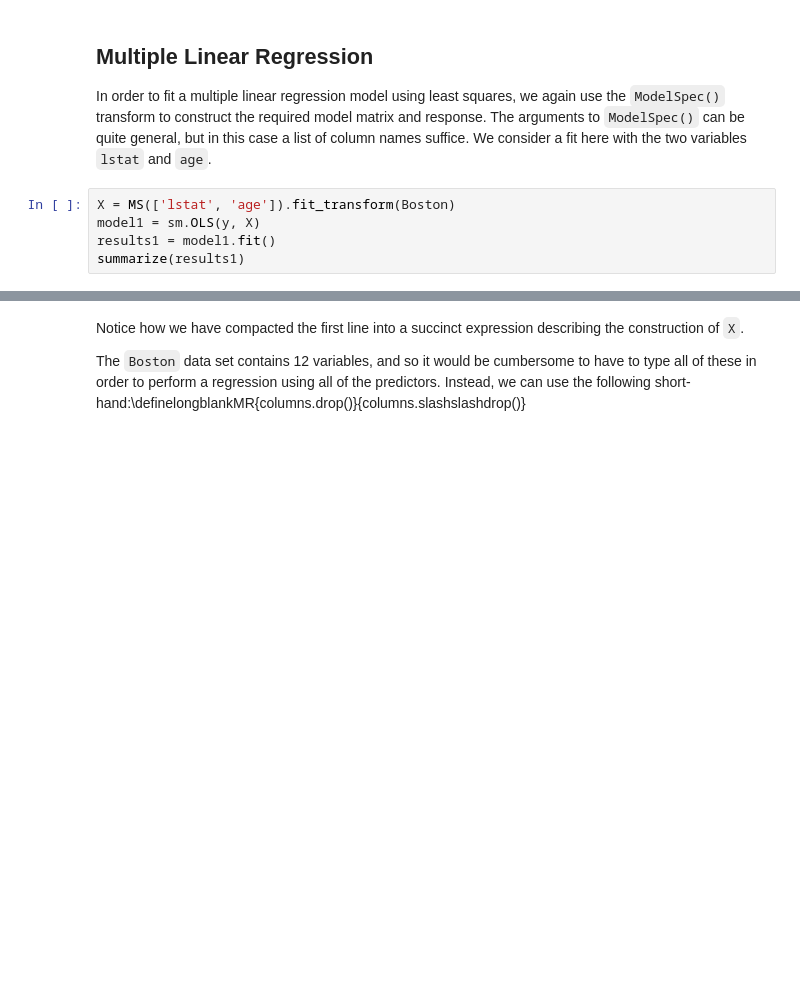
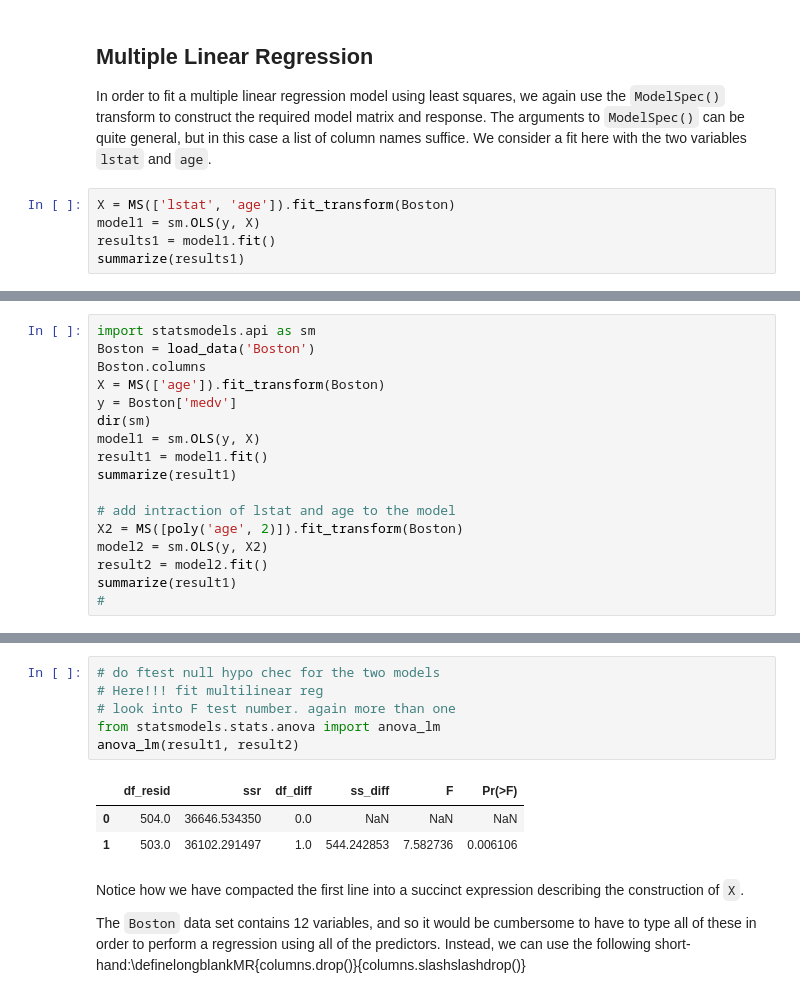
Before and after one commit to aminehd/ISLP_labs_amineh, a Jupyter notebook: Ch03-linreg-lab.ipynb, the cells around one changed output, grey strips where cells are left out. Cells and saved outputs as stored; diff of their text form; blank space fills up the shorter version.

Commit message:
Multi_reg anova_lm

```diff
--- a/Ch03-linreg-lab.ipynb
+++ b/Ch03-linreg-lab.ipynb
@@ -489,3 +488,20 @@ summarize(results2)
 | age | -0.0896 | 0.014 | -6.499 | 0.0 |
 | crim | -0.3118 | 0.045 | -6.914 | 0.0 |
 [figure]
+# %%
+import statsmodels.api as sm
+Boston = load_data('Boston')
+Boston.columns
+X = MS(['age']).fit_transform(Boston)
+y = Boston['medv']
+dir(sm)
+model1 = sm.OLS(y, X)
+result1 = model1.fit()
+summarize(result1)
+
+# add intraction of lstat and age to the model
+X2 = MS([poly('age', 2)]).fit_transform(Boston)
+model2 = sm.OLS(y, X2)
+result2 = model2.fit()
+summarize(result1)
+#
@@ -492,3 +520,13 @@ summarize(results2)
+# %%
+# do ftest null hypo chec for the two models
+# Here!!! fit multilinear reg
+# look into F test number. again more than one
+from statsmodels.stats.anova import anova_lm
+anova_lm(result1, result2)
+# %% [output]
+|  | df_resid | ssr | df_diff | ss_diff | F | Pr(>F) |
+| 0 | 504.0 | 36646.534350 | 0.0 | NaN | NaN | NaN |
+| 1 | 503.0 | 36102.291497 | 1.0 | 544.242853 | 7.582736 | 0.006106 |
 # %% [markdown]
 Notice how we have compacted the first line into a succinct expression describing the construction of `X`.
 
```
Also changed, not shown: parts of 3 cells of this notebook.
